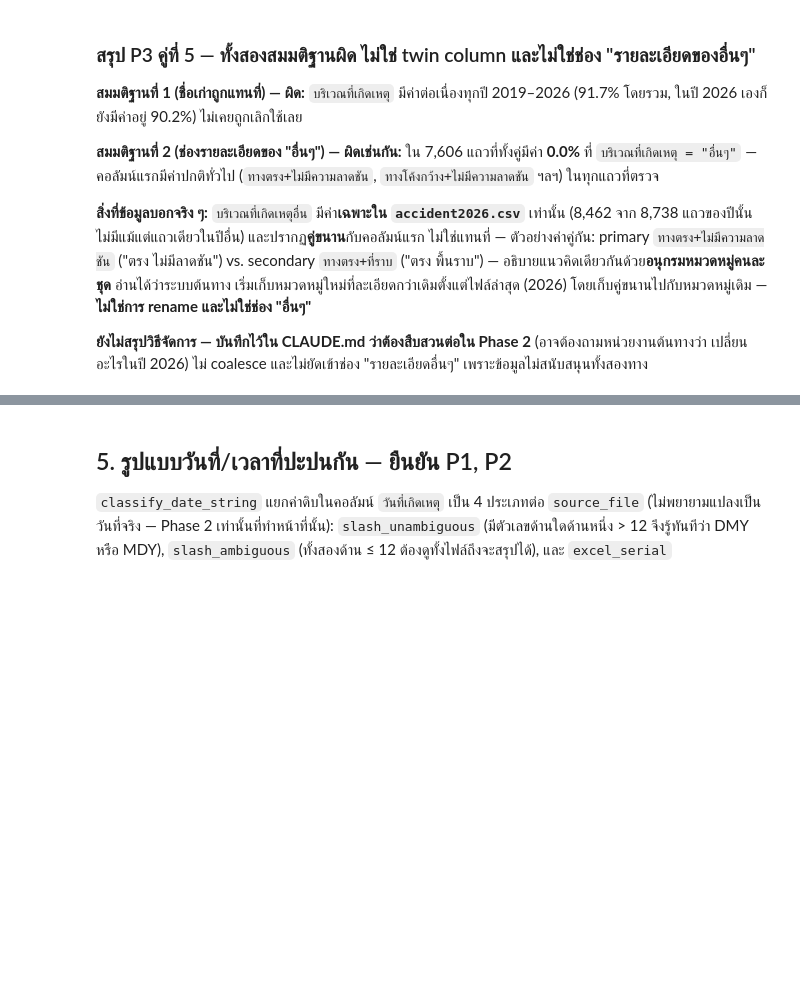
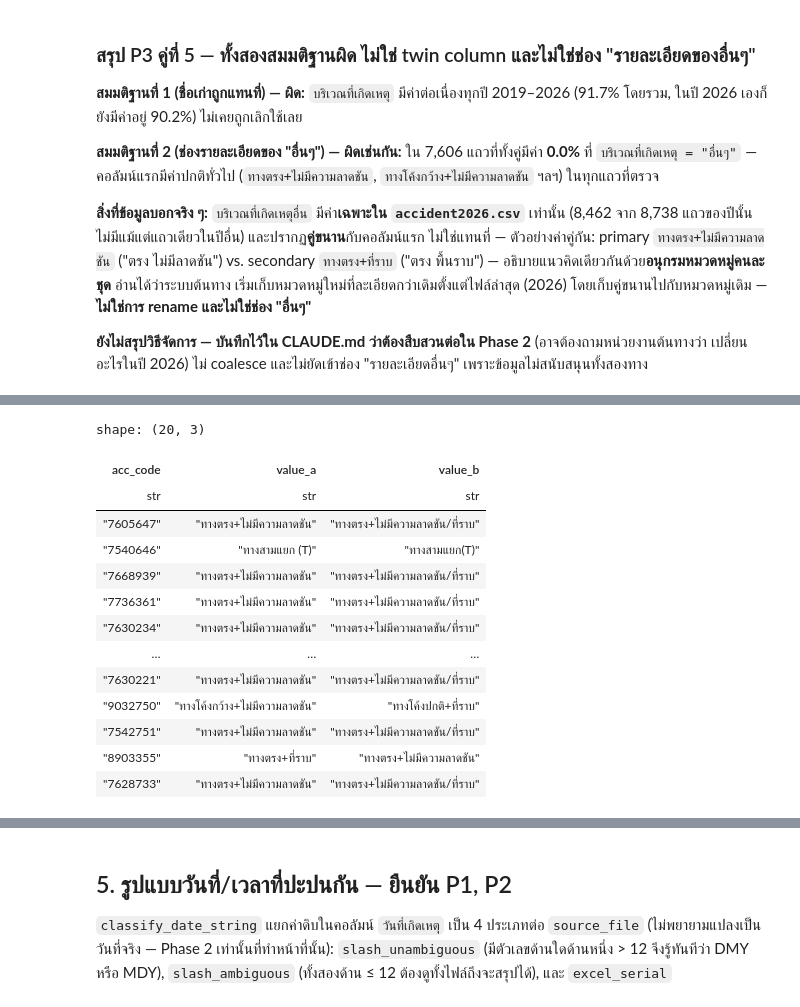
Before and after one commit to PhidPhew/car-insurance-accident-analysis, a Jupyter notebook: notebooks/01_data_profiling.ipynb, the cells around one changed output, grey strips where cells are left out. Drawn from its saved outputs; the diff is of its cells as text; code cells hidden in the pictures; blank space fills up the shorter version.

```diff
--- a/notebooks/01_data_profiling.ipynb
+++ b/notebooks/01_data_profiling.ipynb
@@ -371,0 +441,22 @@ shape: (1, 3)
+# %%
+location_conflicts = find_conflicting_groups(accidents_raw, ["ACC_CODE"], "บริเวณที่เกิดเหตุ")
+sample_20 = sample_deterministic(location_conflicts, 20, seed=settings.random_seed)
+
+pl.DataFrame(
+    [{"acc_code": key[0], "value_a": values[0], "value_b": values[1]} for key, values in sample_20]
+)
+# %% [output]
+shape: (20, 3)
+| acc_code | value_a | value_b |
+| str | str | str |
+| "7605647" | "ทางตรง+ไม่มีความลาดชัน" | "ทางตรง+ไม่มีความลาดชัน/ที่ราบ" |
+| "7540646" | "ทางสามแยก (T)" | "ทางสามแยก(T)" |
+| "7668939" | "ทางตรง+ไม่มีความลาดชัน" | "ทางตรง+ไม่มีความลาดชัน/ที่ราบ" |
+| "7736361" | "ทางตรง+ไม่มีความลาดชัน" | "ทางตรง+ไม่มีความลาดชัน/ที่ราบ" |
+| "7630234" | "ทางตรง+ไม่มีความลาดชัน" | "ทางตรง+ไม่มีความลาดชัน/ที่ราบ" |
+| … | … | … |
+| "7630221" | "ทางตรง+ไม่มีความลาดชัน" | "ทางตรง+ไม่มีความลาดชัน/ที่ราบ" |
+| "9032750" | "ทางโค้งกว้าง+ไม่มีความลาดชัน" | "ทางโค้งปกติ+ที่ราบ" |
+| "7542751" | "ทางตรง+ไม่มีความลาดชัน" | "ทางตรง+ไม่มีความลาดชัน/ที่ราบ" |
+| "8903355" | "ทางตรง+ที่ราบ" | "ทางตรง+ไม่มีความลาดชัน" |
+| "7628733" | "ทางตรง+ไม่มีความลาดชัน" | "ทางตรง+ไม่มีความลาดชัน/ที่ราบ" |
```
Also changed, not shown: parts of 10 cells of this notebook, 4 other files.
